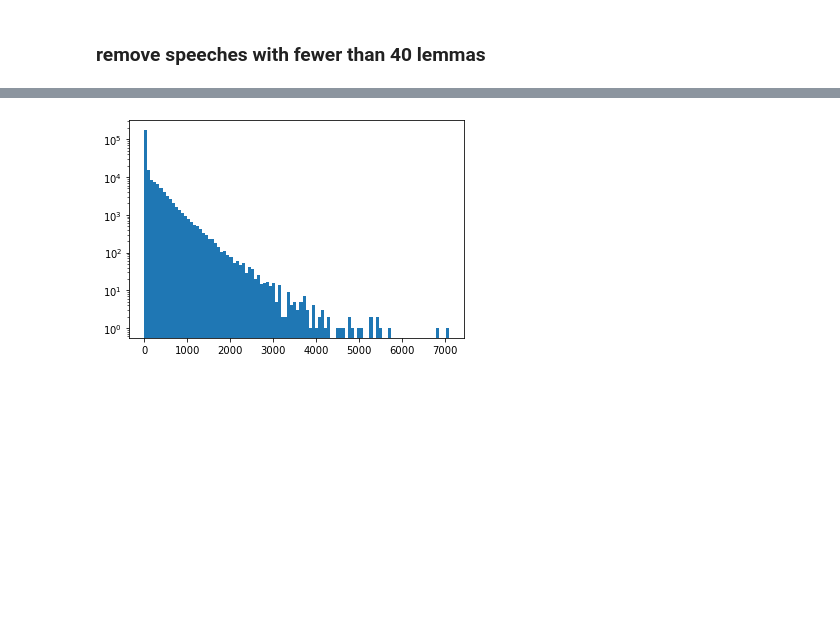
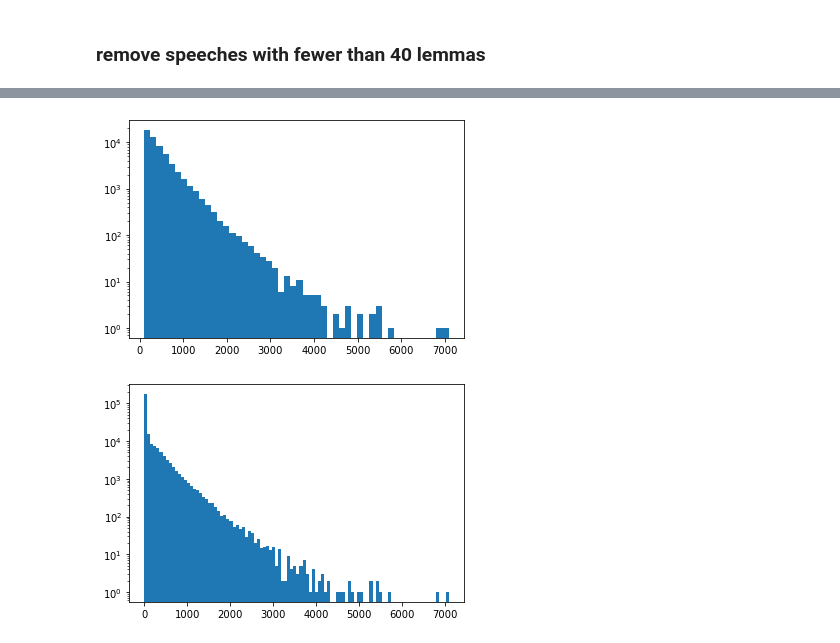
Before and after one commit to bendennes/hansard-nlp, a Jupyter notebook: 3_group_debates.ipynb, the cells around one changed output, grey strips where cells are left out. Drawn from its saved outputs; the diff is of its cells as text; code cells hidden in the pictures; blank space fills up the shorter version.

```diff
--- a/3_group_debates.ipynb
+++ b/3_group_debates.ipynb
@@ -143,3 +149,9 @@ lengths = df_agg.lemmas_ngrams.apply(len).values
+# %%
+hist, bin_edges, _ = plt.hist(lengths[lengths > 100], bins=50)
+plt.yscale('log')
+plt.show()
+# %% [output]
+[figure, added]
 # %%
 hist, bin_edges, _ = plt.hist(lengths, bins=100)
 plt.yscale('log')
```
Also changed, not shown: parts of 5 cells of this notebook, 5 other files.
